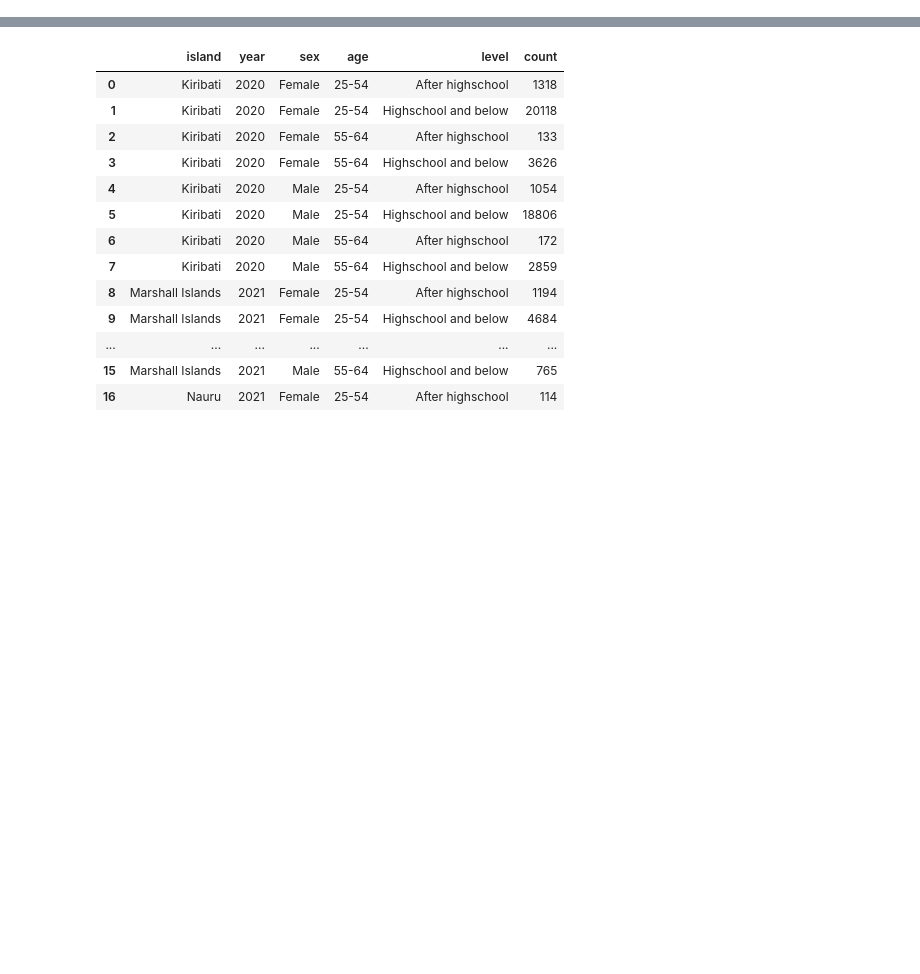
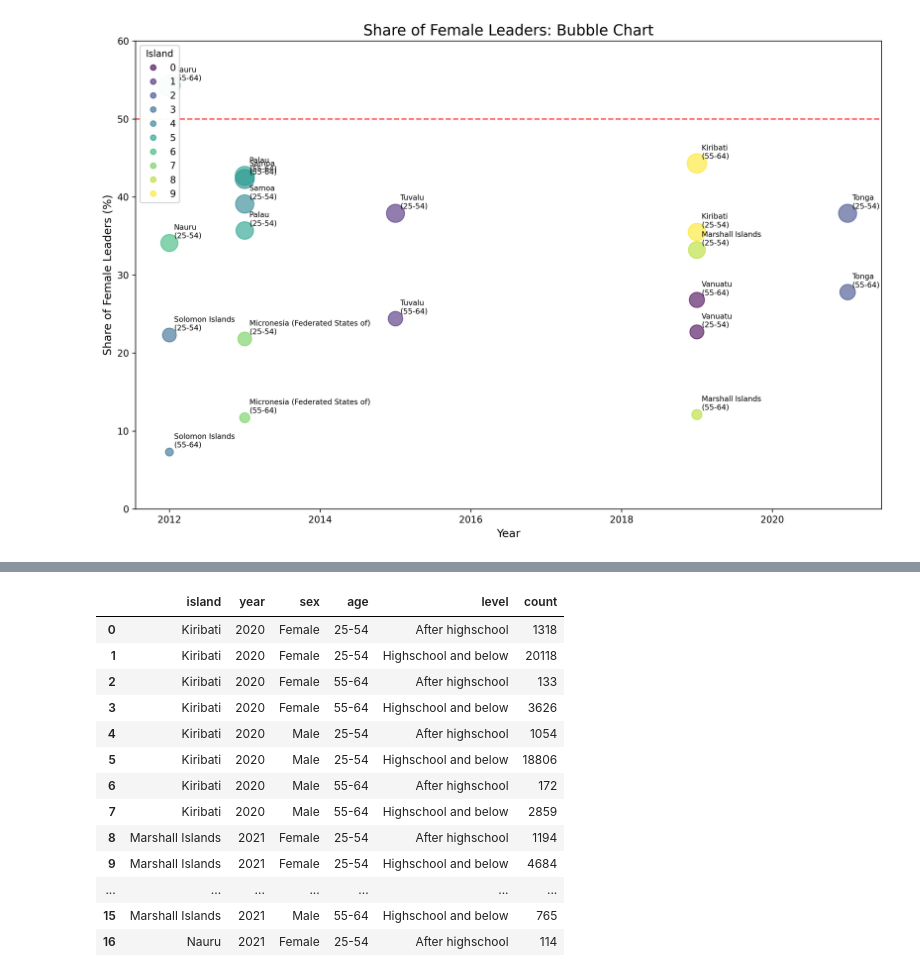
Before and after one commit to JosephBARBIERDARNAL/pacific-data-challenge, a Jupyter notebook: data.ipynb, the cells around one changed output, grey strips where cells are left out. Cells and saved outputs as stored; diff of their text form; code cells hidden in the pictures; blank space fills up the shorter version.

```diff
--- a/data.ipynb
+++ b/data.ipynb
@@ -26,0 +77,30 @@ ceo_df
+# %%
+fig, ax = plt.subplots(figsize=(12, 8), dpi=300)
+
+scatter = ax.scatter(ceo_df['year'], ceo_df['share_female_lead'],
+                     s=ceo_df['share_female_lead']*10,
+                     c=pd.factorize(ceo_df['island'])[0],
+                     alpha=0.6,
+                     cmap='viridis')
+
+for i, txt in enumerate(ceo_df['island']):
+    ax.annotate(f"{txt}\n({ceo_df['age'].iloc[i]})",
+                (ceo_df['year'].iloc[i], ceo_df['share_female_lead'].iloc[i]),
+                xytext=(5, 5), textcoords='offset points', fontsize=8)
+
+ax.set_xlabel('Year', fontsize=12)
+ax.set_ylabel('Share of Female Leaders (%)', fontsize=12)
+ax.set_title('Share of Female Leaders: Bubble Chart', fontsize=16)
+
+ax.axhline(y=50, color='r', linestyle='--', alpha=0.7, label='50% Line')
+
+legend1 = ax.legend(*scatter.legend_elements(),
+                    loc="upper left", title="Island")
+ax.add_artist(legend1)
+
+ax.set_ylim(0, 60)
+
+plt.tight_layout()
+plt.show()
+# %% [output]
+[figure, added]
```
Also changed, not shown: parts of 7 cells of this notebook.
